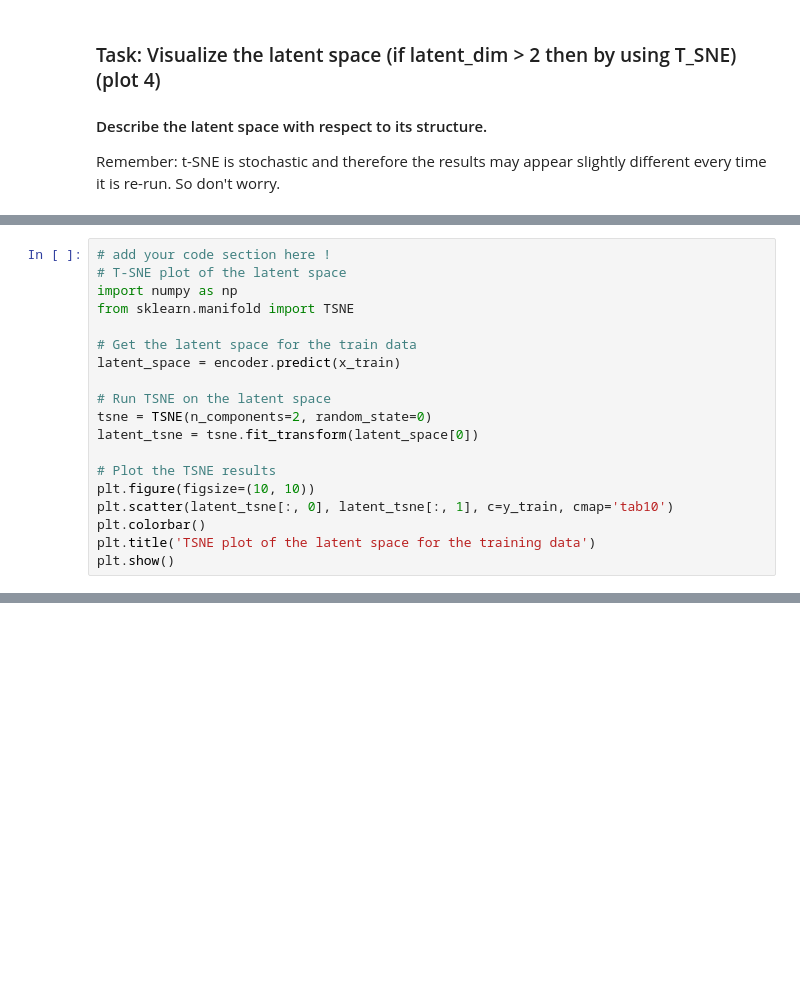
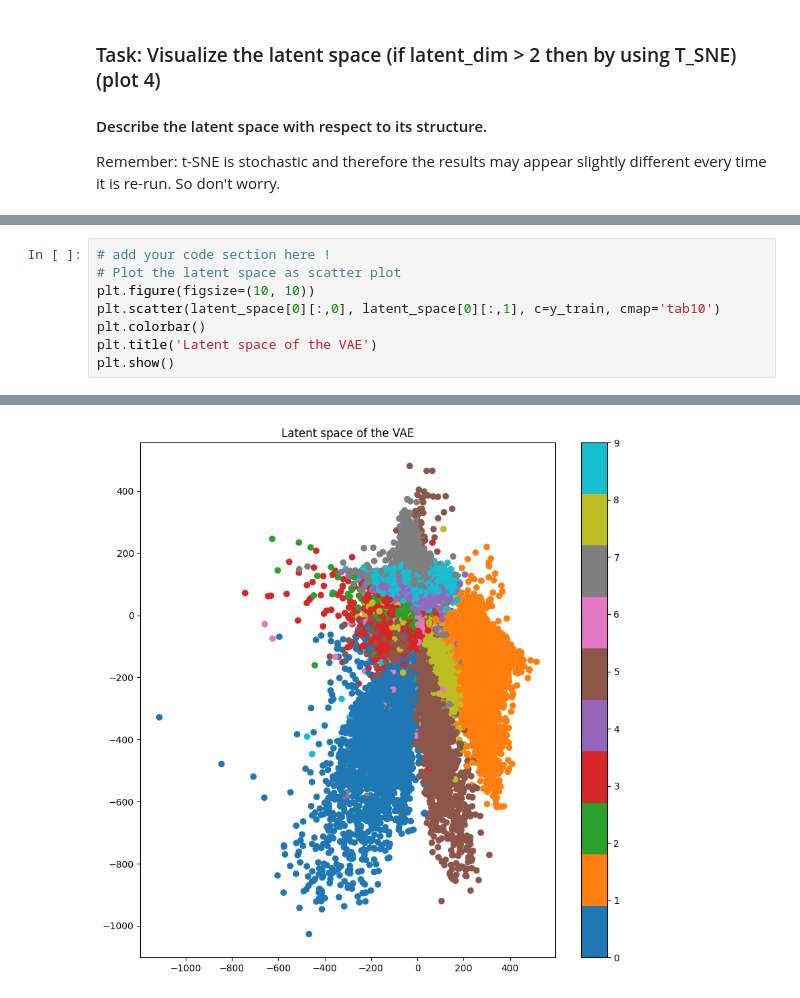
Before and after one commit to MaxHam/AML, a Jupyter notebook: Ex7.VariationalAutoEncoder.ipynb, the cells around one changed output, grey strips where cells are left out. Saved outputs shown, nothing was run; the diff lists cells and outputs as text; blank space fills up the shorter version.

```diff
--- a/Ex7.VariationalAutoEncoder.ipynb
+++ b/Ex7.VariationalAutoEncoder.ipynb
@@ -378,20 +391,9 @@ Remember: t-SNE is stochastic and therefore the results may appear slightly diff
 # %%
 # add your code section here !
-# T-SNE plot of the latent space
-import numpy as np
-from sklearn.manifold import TSNE
-
-# Get the latent space for the train data
-latent_space = encoder.predict(x_train)
-
-# Run TSNE on the latent space
-tsne = TSNE(n_components=2, random_state=0)
-latent_tsne = tsne.fit_transform(latent_space[0])
-
-# Plot the TSNE results
+# Plot the latent space as scatter plot
 plt.figure(figsize=(10, 10))
-plt.scatter(latent_tsne[:, 0], latent_tsne[:, 1], c=y_train, cmap='tab10')
+plt.scatter(latent_space[0][:,0], latent_space[0][:,1], c=y_train, cmap='tab10')
 plt.colorbar()
-plt.title('TSNE plot of the latent space for the training data')
+plt.title('Latent space of the VAE')
 plt.show()
 # %% [output]
@@ -398,0 +400 @@ plt.show()
+[figure, added]
```
Also changed, not shown: parts of 13 cells of this notebook, 6 other files.
